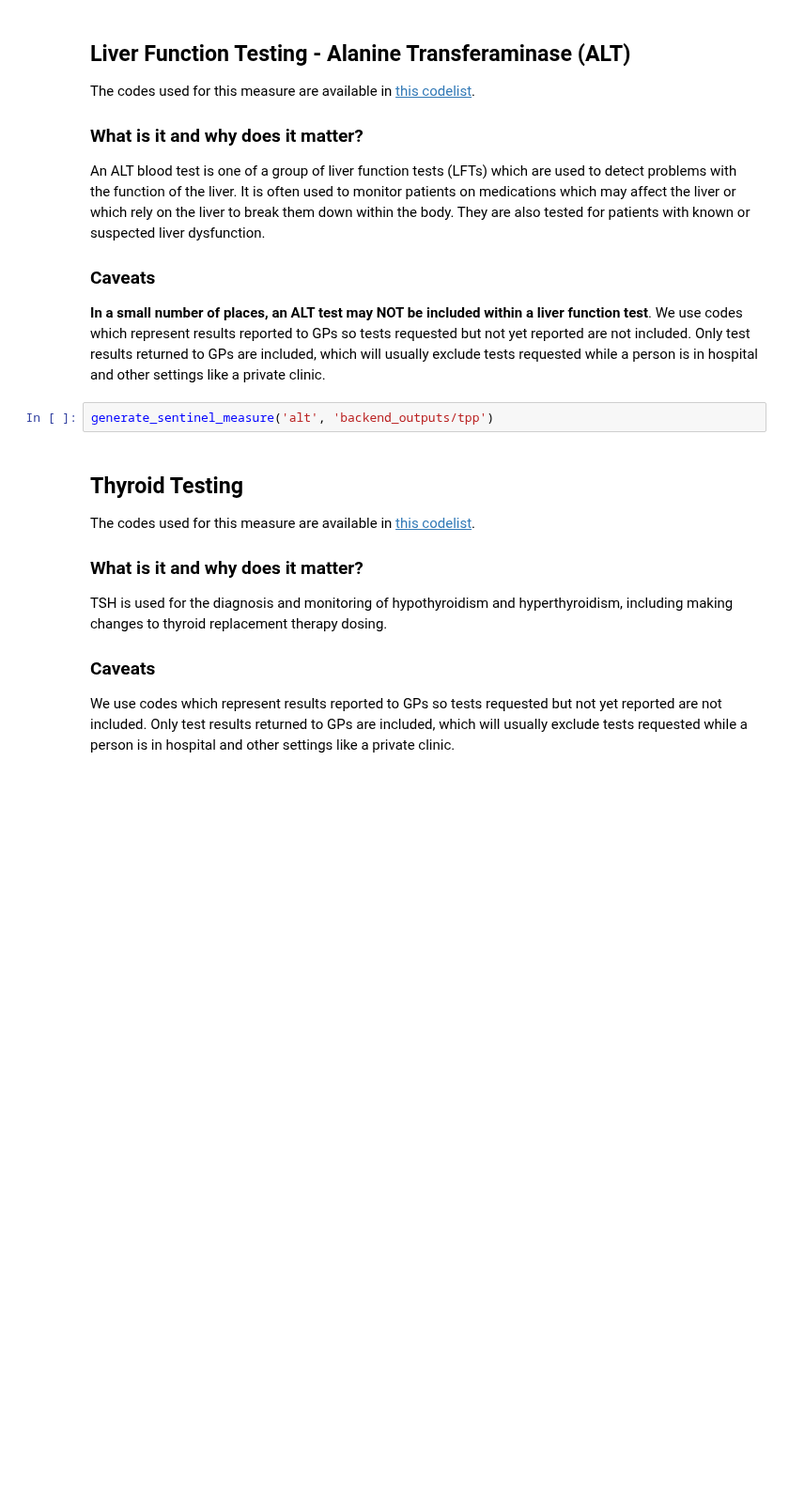
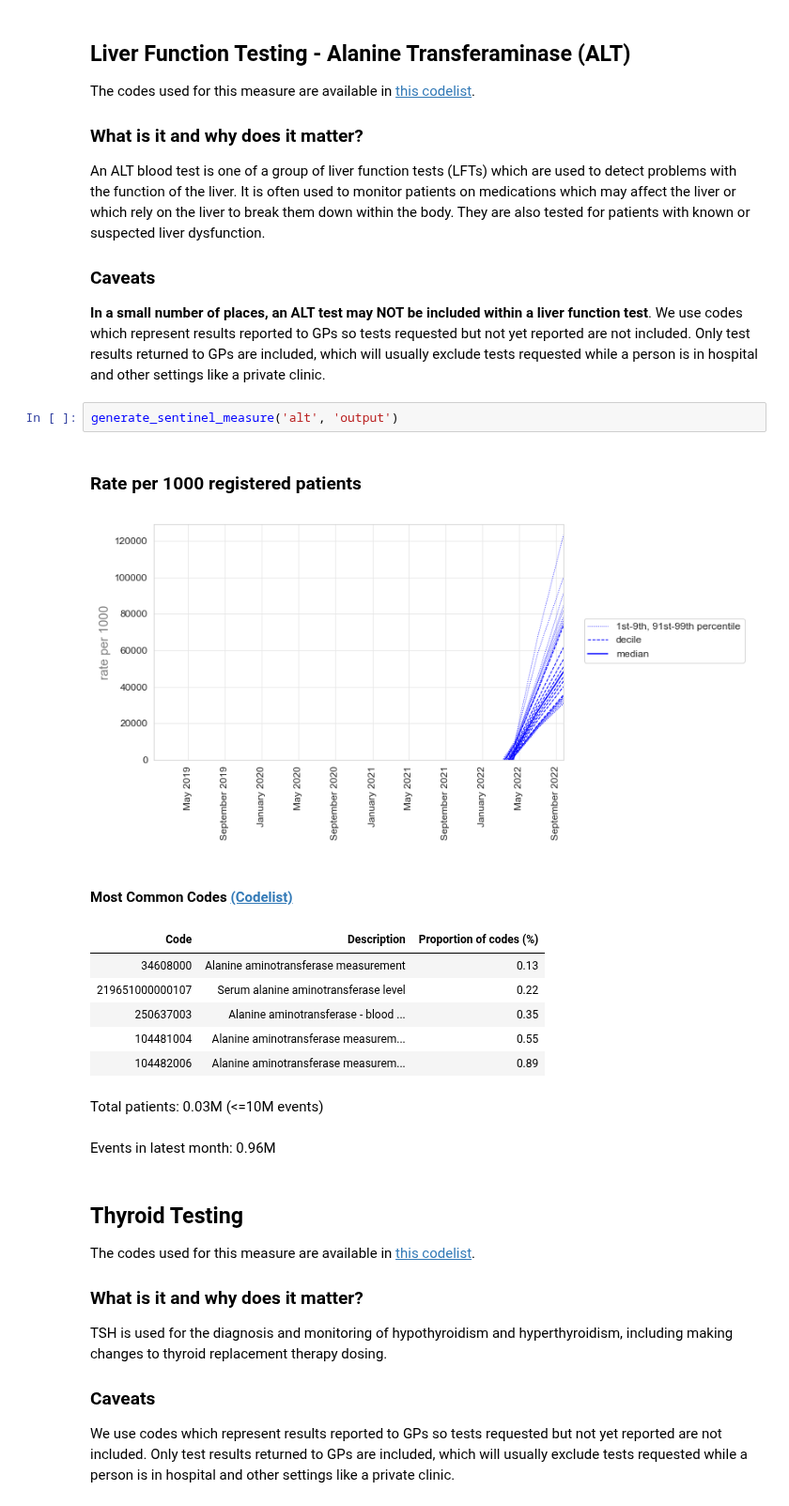
Before and after one commit to opensafely/SRO-Measures, a Jupyter notebook: analysis/sentinel_measures_updating.ipynb, the cells around one changed output. Shown at 94% size. Saved outputs shown, nothing was run; the diff lists cells and outputs as text; blank space fills up the shorter version.

```diff
--- a/analysis/sentinel_measures_updating.ipynb
+++ b/analysis/sentinel_measures_updating.ipynb
@@ -229,7 +264,19 @@ An ALT blood test is one of a group of liver function tests (LFTs) which are use
 
 **In a small number of places, an ALT test may NOT be included within a liver function test**. We use codes which represent results reported to GPs so tests requested but not yet reported are not included. Only test results returned to GPs are included, which will usually exclude tests requested while a person is in hospital and other settings like a private clinic.
 # %%
-generate_sentinel_measure('alt', 'backend_outputs/tpp')
+generate_sentinel_measure('alt', 'output')
+# %% [output]
+### Rate per 1000 registered patients
+[figure, added]
+#### Most Common Codes <a href=https://www.opencodelists.org/codelist/opensafely/alanine-aminotransferase-alt-tests/2298df3e/>(Codelist)</a>
+| Code | Description | Proportion of codes (%) |
+| 34608000 | Alanine aminotransferase measurement | 0.13 |
+| 219651000000107 | Serum alanine aminotransferase level | 0.22 |
+| 250637003 | Alanine aminotransferase - blood ... | 0.35 |
+| 104481004 | Alanine aminotransferase measurem... | 0.55 |
+| 104482006 | Alanine aminotransferase measurem... | 0.89 |
+Total patients: 0.03M (<=10M events)
+Events in latest month: 0.96M
 # %% [markdown]
 <a id="serum_tsh"></a>
 ## Thyroid Testing
```
Also changed, not shown: parts of 12 cells of this notebook.
